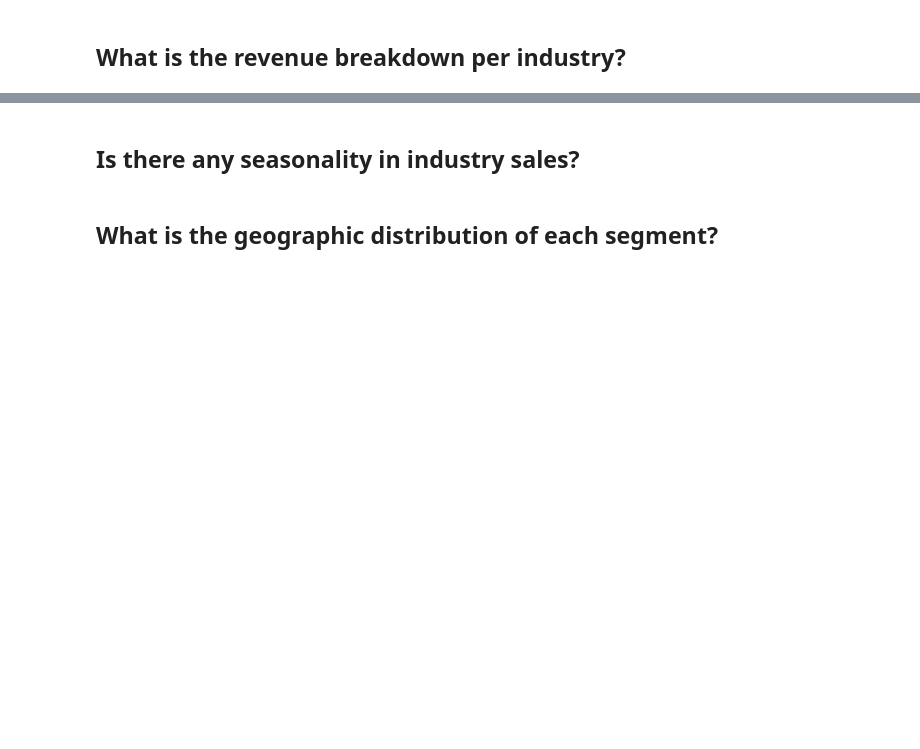
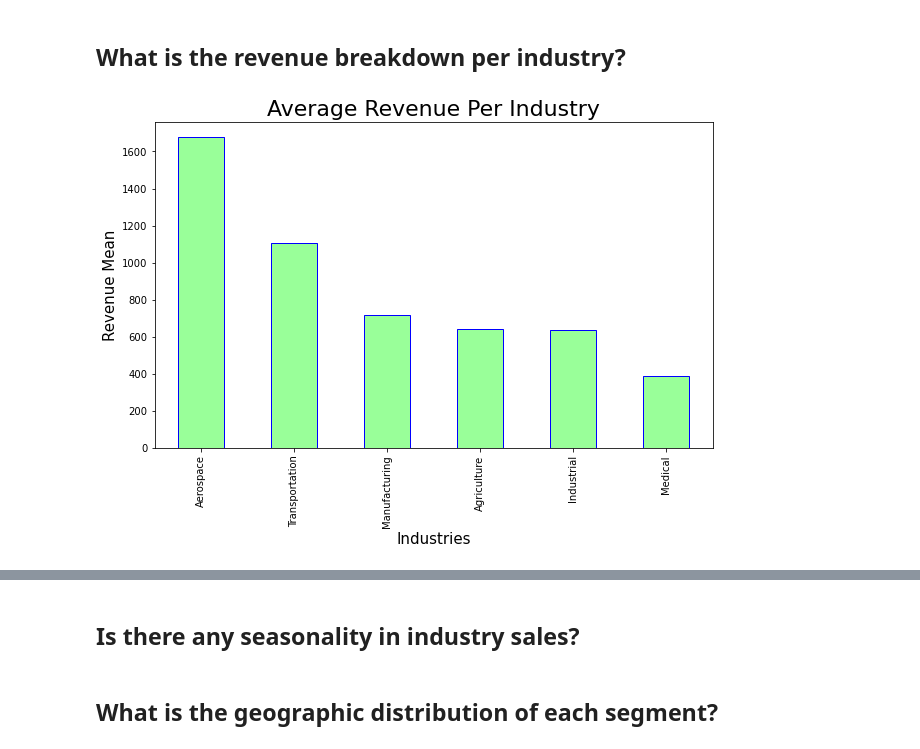
Before and after one commit to ValGRY/Data-Science-Projects, a Jupyter notebook: Techno Industries Inc/Techno Industries Inc..ipynb, the cells around one changed output, grey strips where cells are left out. Saved outputs shown, nothing was run; the diff lists cells and outputs as text; code cells hidden in the pictures; blank space fills up the shorter version.

```diff
--- a/Techno Industries Inc/Techno Industries Inc..ipynb
+++ b/Techno Industries Inc/Techno Industries Inc..ipynb
@@ -190,2 +203,12 @@ plt.tight_layout()
 # %% [markdown]
 ## What is the revenue breakdown per industry?
+# %%
+plt.figure(figsize=(10,6))
+df.groupby('Business Type')['Revenue (total)'].mean().sort_values(ascending=False).plot(kind = 'bar',
+                                                                                       color = '#99ff99',edgecolor='blue')
+
+plt.xlabel('Industries', size = 15)
+plt.ylabel('Revenue Mean', size = 15)
+plt.title('Average Revenue Per Industry', size = 22);
+# %% [output]
+[figure, added]
```
Also changed, not shown: parts of 9 cells of this notebook.
